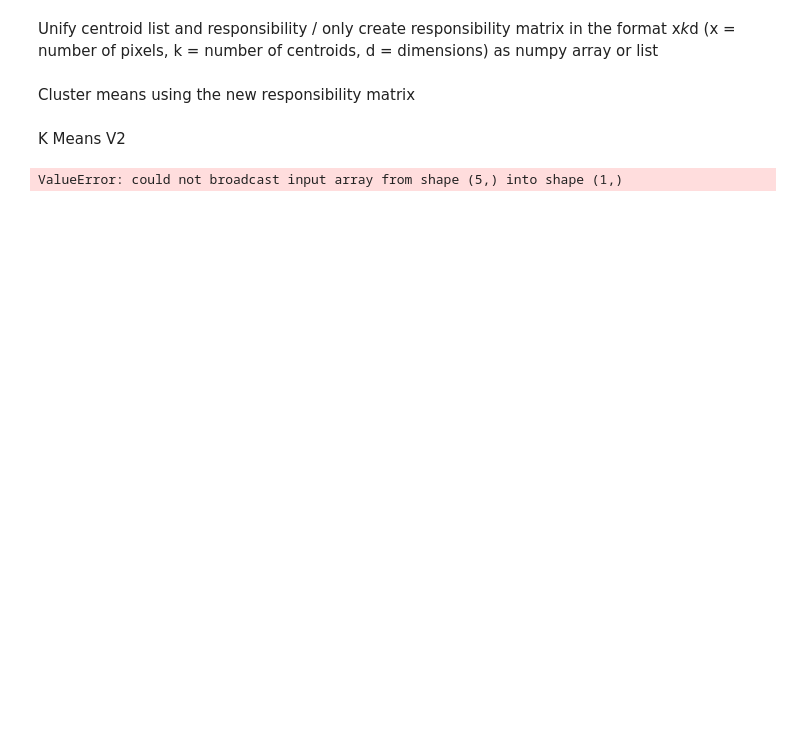
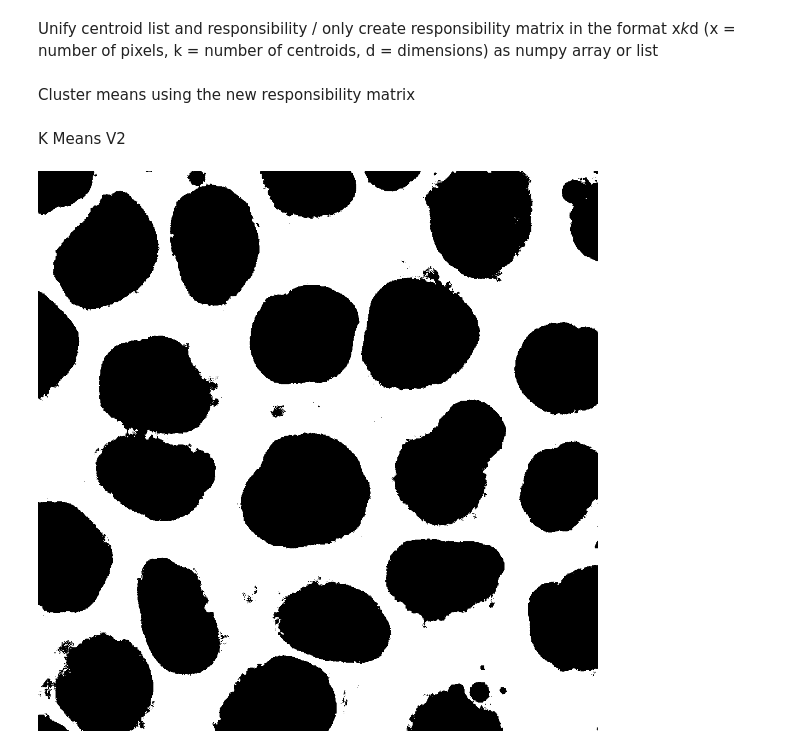
Before and after one commit to datascience-mobi-2022/2022-topic-01-team-05, a Jupyter notebook: code/K-Means optimisation_position.ipynb, the cells around one changed output. Drawn from its saved outputs; the diff is of its cells as text; code cells hidden in the pictures; blank space fills up the shorter version.

```diff
--- a/code/K-Means optimisation_position.ipynb
+++ b/code/K-Means optimisation_position.ipynb
@@ -30,6 +21,8 @@ def normalize(data):
     xmax = max(max(data))
     for i in range(len(data)):
         sublist = data[i]
+        sublist[0] = sublist[0]*0.01
+        sublist[1] = sublist[1]*0.01
         for p in range(len(sublist)):
             data[i][p] = (sublist[p]-xmin) / (xmax-xmin)
     return data
@@ -73,7 +86,7 @@ def calculate_distance2(a,b):
 
 def initiate_centroids(K,image):
     imagePixels = normalize(getPositions(image))
-    initial_centers = []
+    initial_centers = list()
     for x in range(K):
         initial_centers.append(imagePixels[random.randint(0,len(imagePixels)-1)])
     return initial_centers
@@ -121,7 +134,7 @@ def responsibility(centroids, image):
 
             distance.append(calculate_distance(imagePixels[p], c))
 
-        matrix[p,numpy.argmin(distance)] = [1,1,1,1,1]
+        matrix[p,numpy.argmin(distance)] = [1]*d
     return matrix
 # %% [markdown]
 Cluster means using the new responsibility matrix
@@ -172,17 +185,17 @@ def k_means2(image, K, iterations):
     rgb_list = []
     for i in range(len(rgb_array)):
         rgb_list.append(tuple(rgb_array[i]))
-    image_out = Image.new(image.mode,image.size)
+    image_out = Image.new("RGB",image.size)
     image_out.putdata(rgb_list)
     image_out
 
     return image_out  # Assignment list can be used to create picture
 # %%
-image = Image.open("../data/Yeast_Cells.jpg",'r')
+image = Image.open("../data/Cell_Nuclei.jpg",'r')
 
 
 segmented_image = k_means2(image, 2, 5)
 segmented_image.save('../data/test_out2.png')
 segmented_image # still somewhat inconsistent
 # %% [output]
-ValueError: could not broadcast input array from shape (5,) into shape (1,)
+[figure, added]
```
Also changed, not shown: parts of 2 cells of this notebook, 1 other file.
